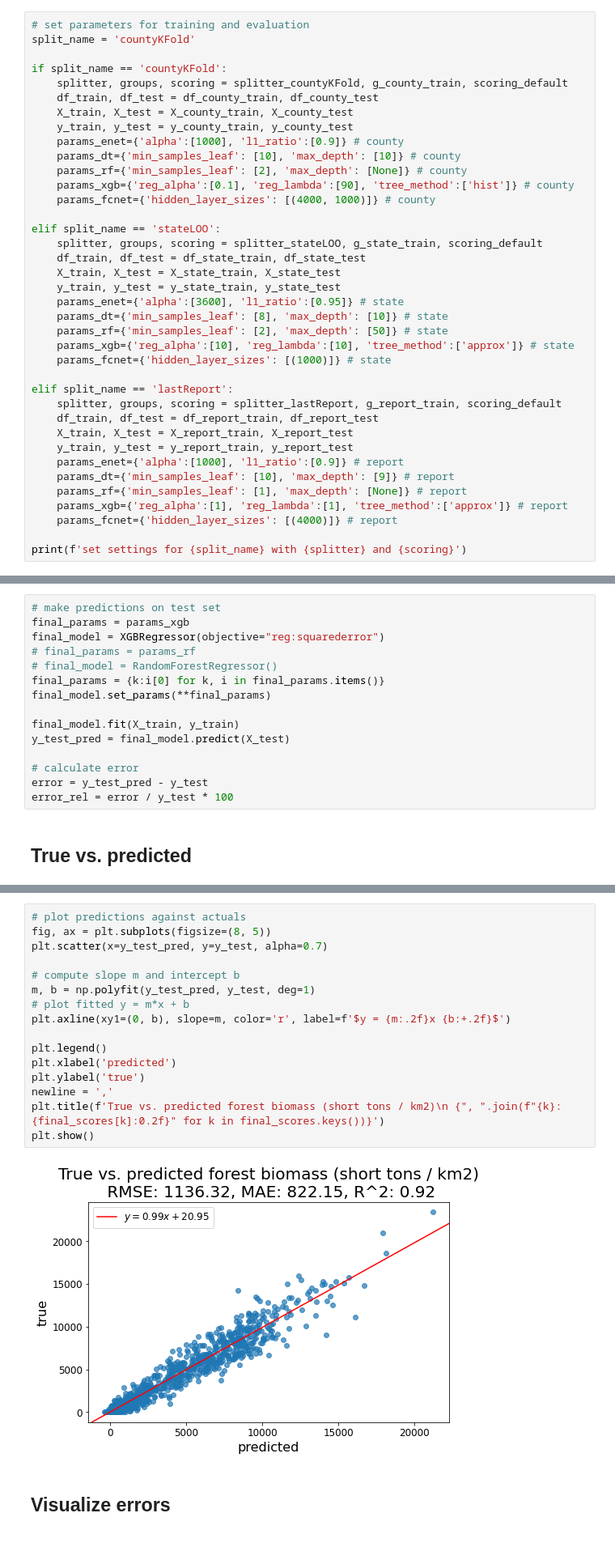
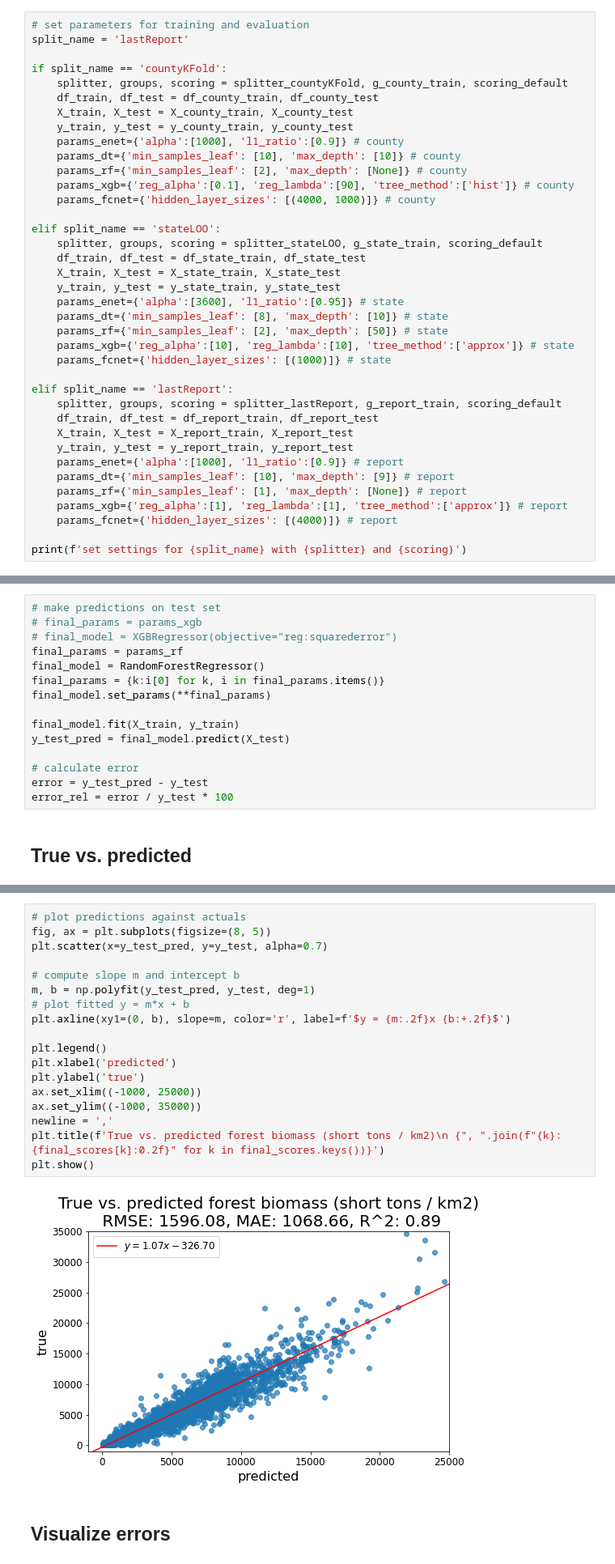
Before and after one commit to etrieschman/forest-biomass-modeling, a Jupyter notebook: notebooks/select_model.ipynb, the cells around one changed output, grey strips where cells are left out. Shown at 81% size. Drawn from its saved outputs; the diff is of its cells as text.

Commit message:
make charts for poster

```diff
--- a/notebooks/select_model.ipynb
+++ b/notebooks/select_model.ipynb
@@ -98,7 +95,7 @@ scoring_report.pop('r_squared')
 'r2'
 # %%
 # set parameters for training and evaluation
-split_name = 'countyKFold'
+split_name = 'lastReport'
 
 if split_name == 'countyKFold':
     splitter, groups, scoring = splitter_countyKFold, g_county_train, scoring_default
@@ -297,10 +295,10 @@ results_min.round(2)
 # Analyze performance on test set
 # %%
 # make predictions on test set
-final_params = params_xgb
-final_model = XGBRegressor(objective="reg:squarederror")
-# final_params = params_rf
-# final_model = RandomForestRegressor()
+# final_params = params_xgb
+# final_model = XGBRegressor(objective="reg:squarederror")
+final_params = params_rf
+final_model = RandomForestRegressor()
 final_params = {k:i[0] for k, i in final_params.items()}
 final_model.set_params(**final_params)
 
@@ -324,21 +322,23 @@ print(final_scores)
 # %%
 # plot predictions against actuals
 fig, ax = plt.subplots(figsize=(8, 5))
 plt.scatter(x=y_test_pred, y=y_test, alpha=0.7)
 
 # compute slope m and intercept b
 m, b = np.polyfit(y_test_pred, y_test, deg=1)
 # plot fitted y = m*x + b
 plt.axline(xy1=(0, b), slope=m, color='r', label=f'$y = {m:.2f}x {b:+.2f}$')
 
 plt.legend()
 plt.xlabel('predicted')
 plt.ylabel('true')
+ax.set_xlim((-1000, 25000))
+ax.set_ylim((-1000, 35000))
 newline = ','
 plt.title(f'True vs. predicted forest biomass (short tons / km2)\n {", ".join(f"{k}: {final_scores[k]:0.2f}" for k in final_scores.keys())}')
 plt.show()
 # %% [output]
-[figure, old version]
+[figure, new version]
 # %% [markdown]
 ## Visualize errors
 # %%
```
Also changed, not shown: parts of 7 cells of this notebook, 2 other files.
